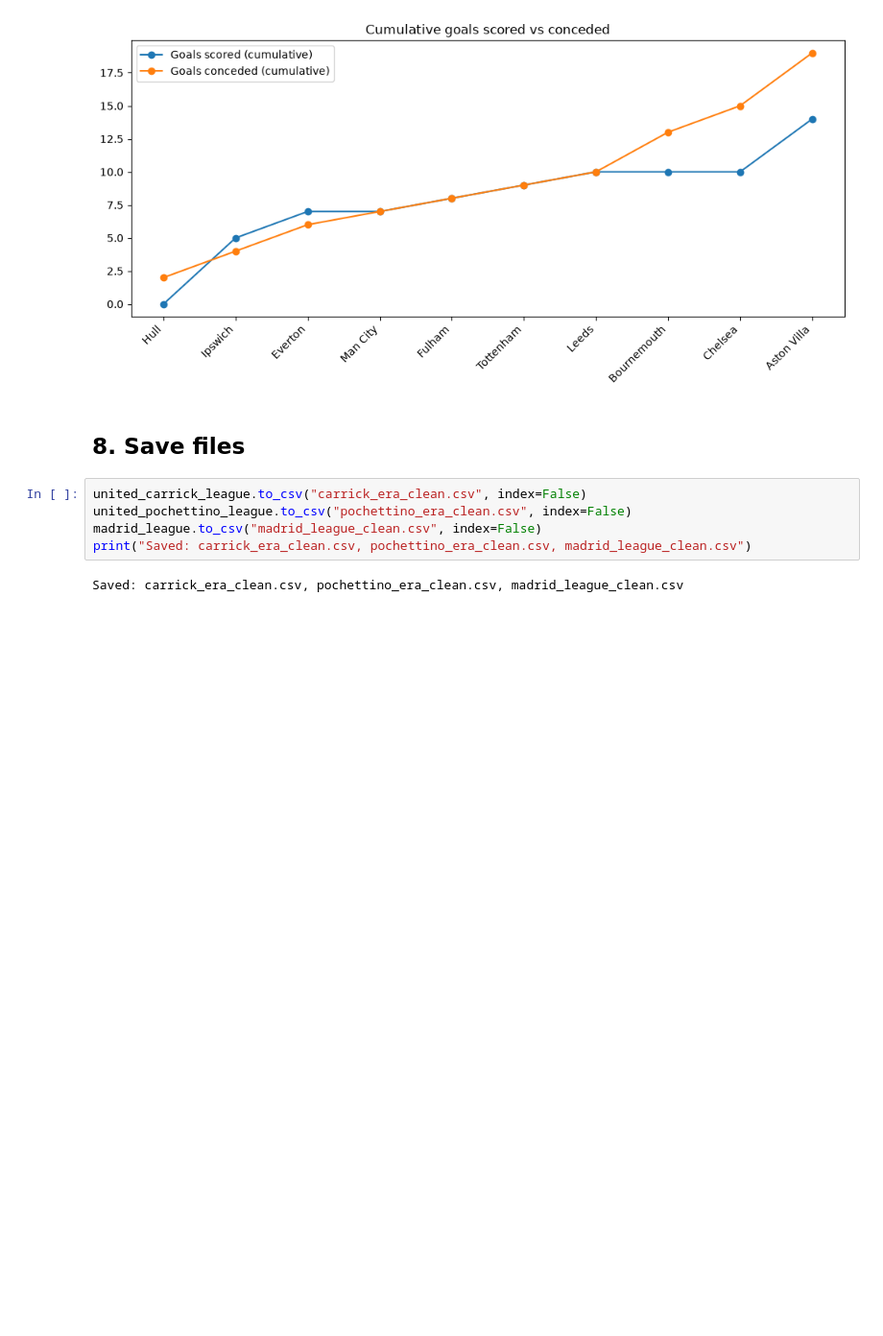
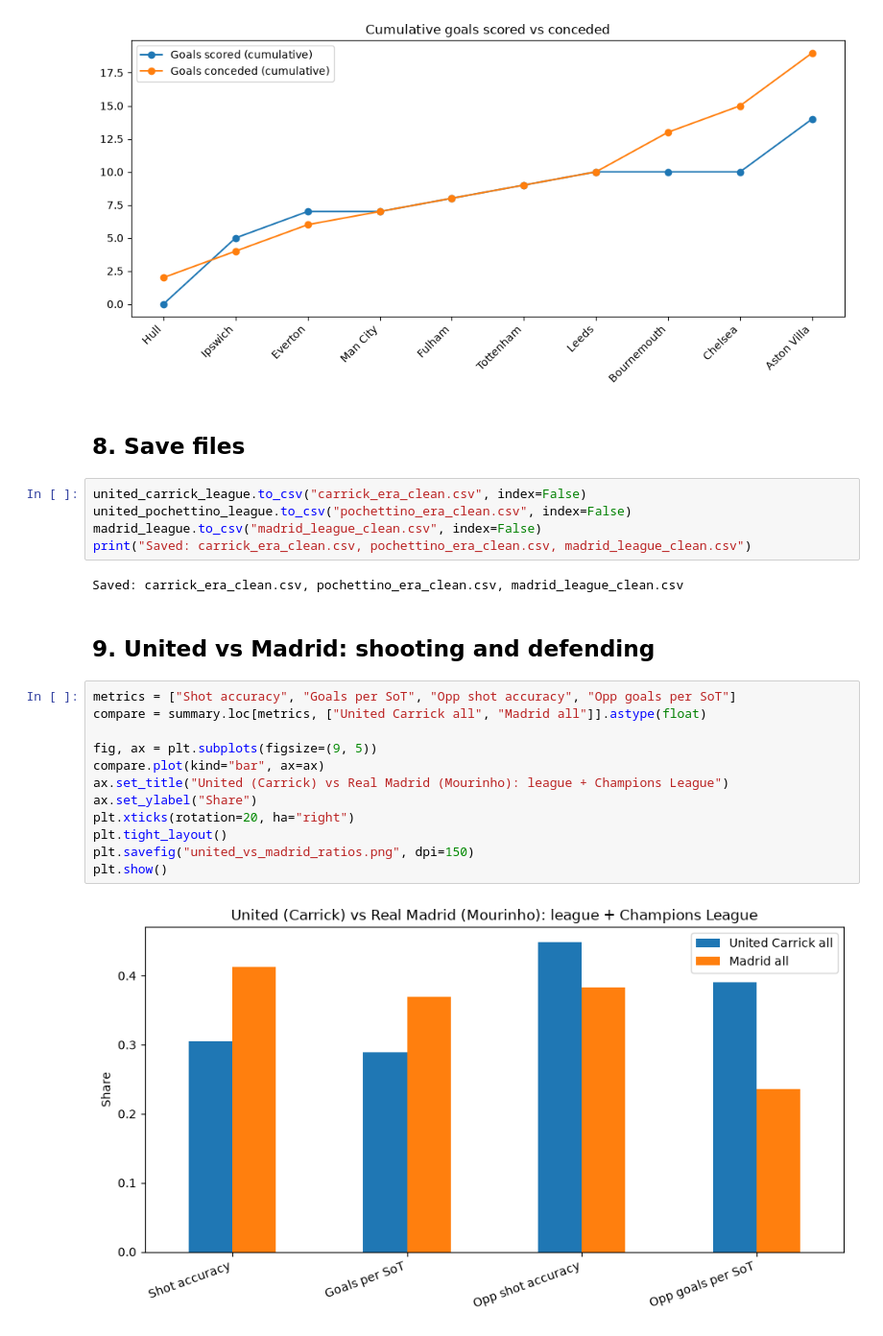
Before and after one commit to shadman-nowrose/football-analytics, a Jupyter notebook: manchester-united-manager-change/manager_change_analysis.ipynb, the cells around one changed output. Shown at 96% size. Saved outputs shown, nothing was run; the diff lists cells and outputs as text; blank space fills up the shorter version.

```diff
--- a/manchester-united-manager-change/manager_change_analysis.ipynb
+++ b/manchester-united-manager-change/manager_change_analysis.ipynb
@@ -208,3 +211,19 @@ madrid_league.to_csv("madrid_league_clean.csv", index=False)
 print("Saved: carrick_era_clean.csv, pochettino_era_clean.csv, madrid_league_clean.csv")
 # %% [output]
 Saved: carrick_era_clean.csv, pochettino_era_clean.csv, madrid_league_clean.csv
+# %% [markdown]
+## 9. United vs Madrid: shooting and defending
+# %%
+metrics = ["Shot accuracy", "Goals per SoT", "Opp shot accuracy", "Opp goals per SoT"]
+compare = summary.loc[metrics, ["United Carrick all", "Madrid all"]].astype(float)
+
+fig, ax = plt.subplots(figsize=(9, 5))
+compare.plot(kind="bar", ax=ax)
+ax.set_title("United (Carrick) vs Real Madrid (Mourinho): league + Champions League")
+ax.set_ylabel("Share")
+plt.xticks(rotation=20, ha="right")
+plt.tight_layout()
+plt.savefig("united_vs_madrid_ratios.png", dpi=150)
+plt.show()
+# %% [output]
+[figure, added]
```
Also changed, not shown: parts of 2 cells of this notebook, 1 other file.
